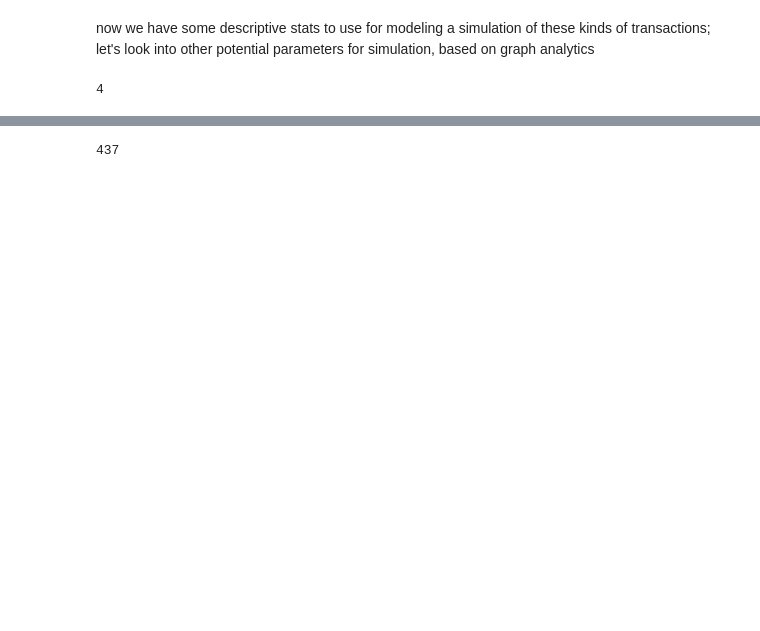
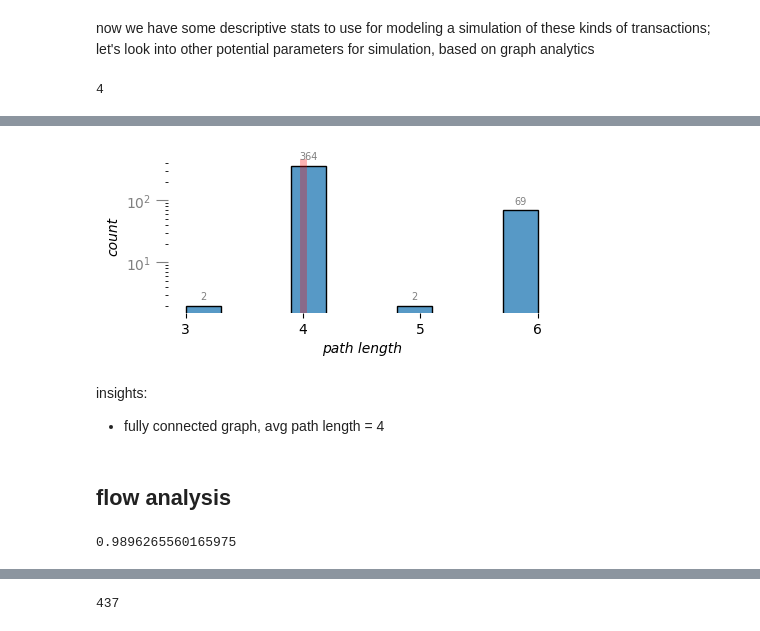
Before and after one commit to DerwenAI/kleptosyn, a Jupyter notebook: occrp.ipynb, the cells around one changed output, grey strips where cells are left out. Saved outputs shown, nothing was run; the diff lists cells and outputs as text; code cells hidden in the pictures; blank space fills up the shorter version.

```diff
--- a/occrp.ipynb
+++ b/occrp.ipynb
@@ -291,3 +407,40 @@ nx.radius(graph.to_undirected())
+# %%
+path_counts: typing.List[ int ] = [
+    len(path[1]) + 1
+    for path in nx.all_pairs_all_shortest_paths(graph)
+]
+# %%
+fig, ax = plt.subplots(figsize = (5, 2))
+plt.rcParams["font.family"] = "sans-serif"
+
+y = sns.histplot(path_counts)
+y.tick_params(axis = "y", size = 9, colors = "gray")
+y.bar_label(y.containers[0], padding = 3, color = "gray", fontsize = 7)
+
+plt.xlabel("path length", size = 10, fontstyle = "italic")
+plt.ylabel("count", size = 10, fontstyle = "italic")
+
+plt.axvline(x = statistics.median(path_counts), color = "red", lw = 5, alpha = 0.3)
+
+plt.gca().xaxis.set_major_formatter(FuncFormatter(lambda x, _: int(x)))
+y.set(xticks = range(min(path_counts), max(path_counts) + 1))
+
+sns.despine(bottom = True, left = True)
+plt.yscale("log")
+
+plt.legend([], [], frameon = False);
+# %% [output]
+[figure, added]
+# %% [markdown]
+insights:
+
+  * fully connected graph, avg path length = 4
+# %% [markdown]
+## flow analysis
+# %%
+nx.flow_hierarchy(graph)
+# %% [output]
+0.9896265560165975
 # %%
 for node_id in nx.center(graph.to_undirected()):
     print(node_id, graph.nodes[node_id])
```
Also changed, not shown: parts of 46 cells of this notebook, 2 other files.
